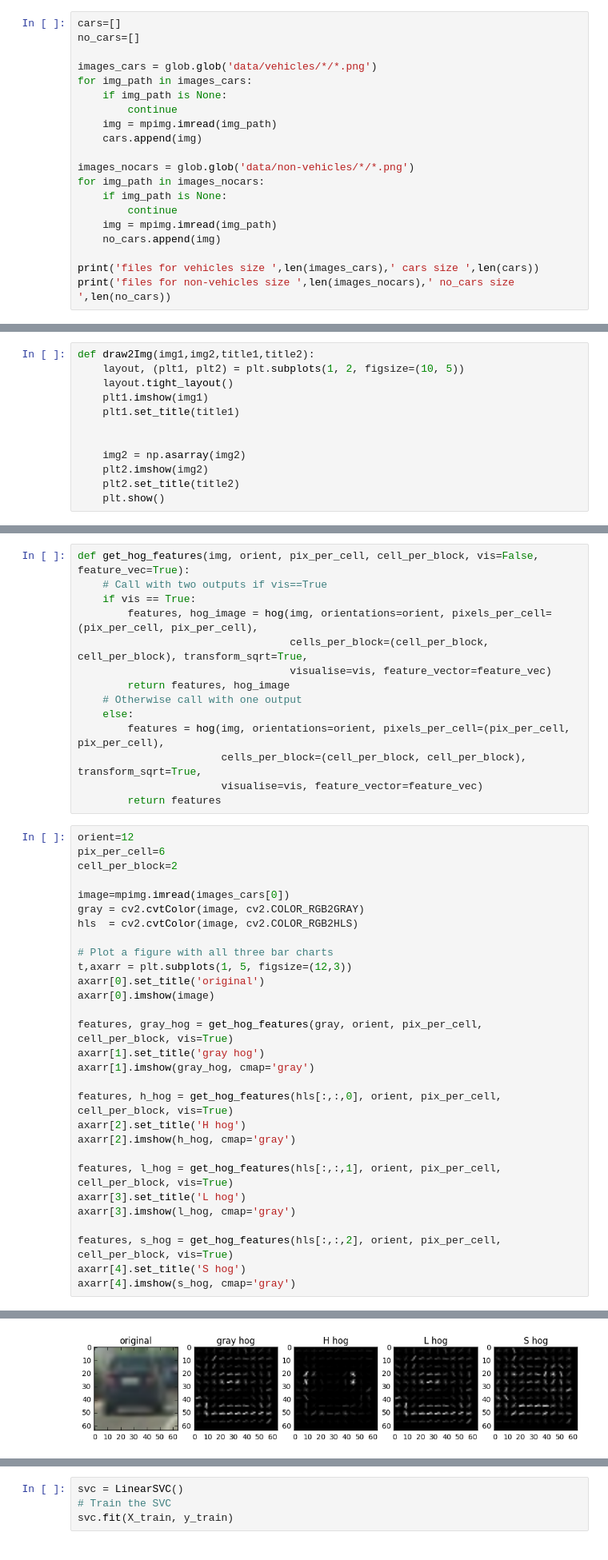
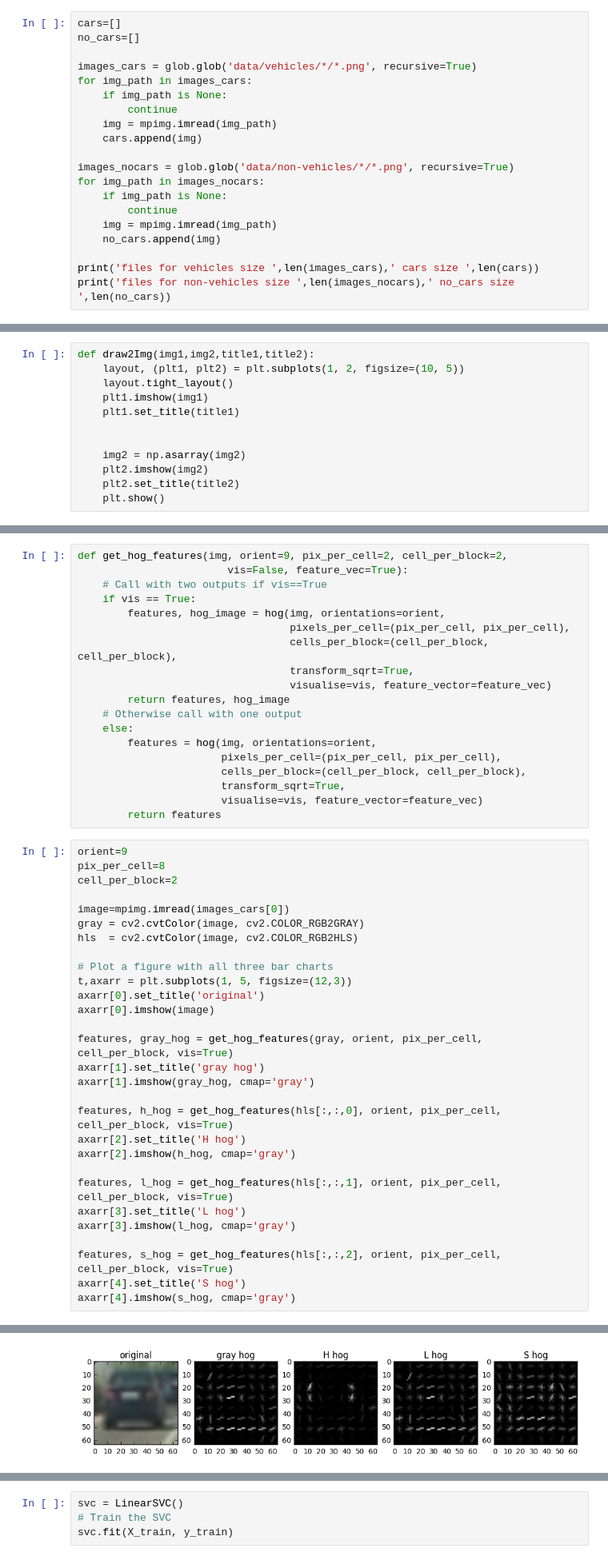
Before and after one commit to woshikangfei/Vehicle-Detection, a Jupyter notebook: Vehicle-Detection.ipynb, the cells around one changed output, grey strips where cells are left out. Shown at 80% size. Drawn from its saved outputs; the diff is of its cells as text.

```diff
--- a/Vehicle-Detection.ipynb
+++ b/Vehicle-Detection.ipynb
@@ -28,14 +28,14 @@ from sklearn.ensemble import AdaBoostClassifier, BaggingClassifier, ExtraTreesCl
 cars=[]
 no_cars=[]
 
-images_cars = glob.glob('data/vehicles/*/*.png')
+images_cars = glob.glob('data/vehicles/*/*.png', recursive=True)
 for img_path in images_cars:
     if img_path is None:
         continue
     img = mpimg.imread(img_path)
     cars.append(img)
 
-images_nocars = glob.glob('data/non-vehicles/*/*.png')
+images_nocars = glob.glob('data/non-vehicles/*/*.png', recursive=True)
 for img_path in images_nocars:
     if img_path is None:
         continue
@@ -73,49 +62,54 @@ Test set shapes (3552, 64, 64, 3), (3552,)
 # %%
-def get_hog_features(img, orient, pix_per_cell, cell_per_block, vis=False, feature_vec=True):
+def get_hog_features(img, orient=9, pix_per_cell=2, cell_per_block=2,
+                        vis=False, feature_vec=True):
     # Call with two outputs if vis==True
     if vis == True:
-        features, hog_image = hog(img, orientations=orient, pixels_per_cell=(pix_per_cell, pix_per_cell),
-                                  cells_per_block=(cell_per_block, cell_per_block), transform_sqrt=True,
+        features, hog_image = hog(img, orientations=orient,
+                                  pixels_per_cell=(pix_per_cell, pix_per_cell),
+                                  cells_per_block=(cell_per_block, cell_per_block),
+                                  transform_sqrt=True,
                                   visualise=vis, feature_vector=feature_vec)
         return features, hog_image
     # Otherwise call with one output
     else:
-        features = hog(img, orientations=orient, pixels_per_cell=(pix_per_cell, pix_per_cell),
-                       cells_per_block=(cell_per_block, cell_per_block), transform_sqrt=True,
+        features = hog(img, orientations=orient,
+                       pixels_per_cell=(pix_per_cell, pix_per_cell),
+                       cells_per_block=(cell_per_block, cell_per_block),
+                       transform_sqrt=True,
                        visualise=vis, feature_vector=feature_vec)
         return features
 # %%
-orient=12
-pix_per_cell=6
+orient=9
+pix_per_cell=8
 cell_per_block=2
 
 image=mpimg.imread(images_cars[0])
 gray = cv2.cvtColor(image, cv2.COLOR_RGB2GRAY)
 hls  = cv2.cvtColor(image, cv2.COLOR_RGB2HLS)
 
 # Plot a figure with all three bar charts
 t,axarr = plt.subplots(1, 5, figsize=(12,3))
 axarr[0].set_title('original')
 axarr[0].imshow(image)
 
 features, gray_hog = get_hog_features(gray, orient, pix_per_cell, cell_per_block, vis=True)
 axarr[1].set_title('gray hog')
 axarr[1].imshow(gray_hog, cmap='gray')
 
 features, h_hog = get_hog_features(hls[:,:,0], orient, pix_per_cell, cell_per_block, vis=True)
 axarr[2].set_title('H hog')
 axarr[2].imshow(h_hog, cmap='gray')
 
 features, l_hog = get_hog_features(hls[:,:,1], orient, pix_per_cell, cell_per_block, vis=True)
 axarr[3].set_title('L hog')
 axarr[3].imshow(l_hog, cmap='gray')
 
 features, s_hog = get_hog_features(hls[:,:,2], orient, pix_per_cell, cell_per_block, vis=True)
 axarr[4].set_title('S hog')
 axarr[4].imshow(s_hog, cmap='gray')
 # %% [output]
 <matplotlib.image.AxesImage at 0x...>
-[figure, old version]
+[figure, new version]
 # %%
 image=mpimg.imread(images_nocars[0])
 gray = cv2.cvtColor(image, cv2.COLOR_RGB2GRAY)
```
Also changed, not shown: parts of 19 cells of this notebook, 2 other files.
